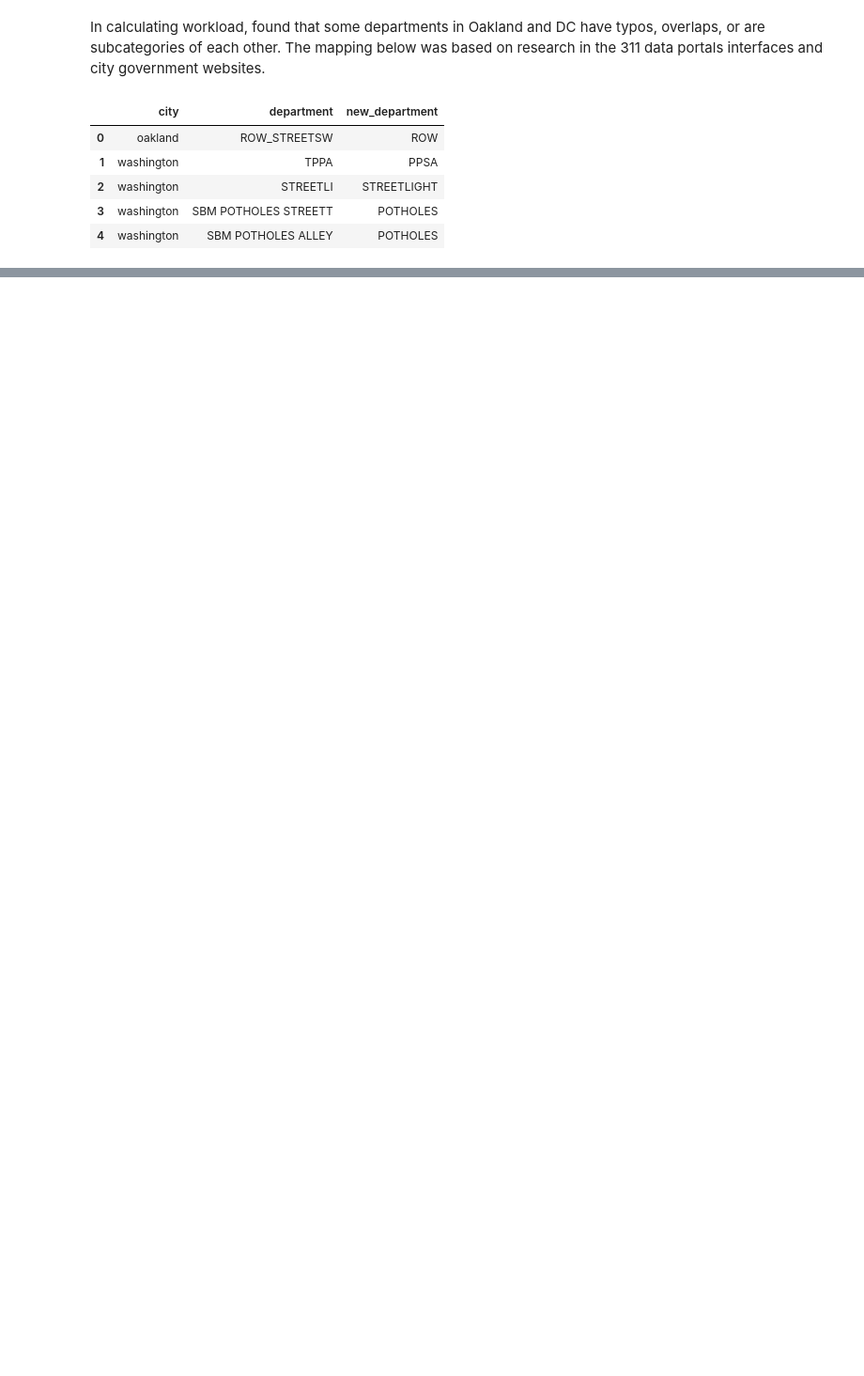
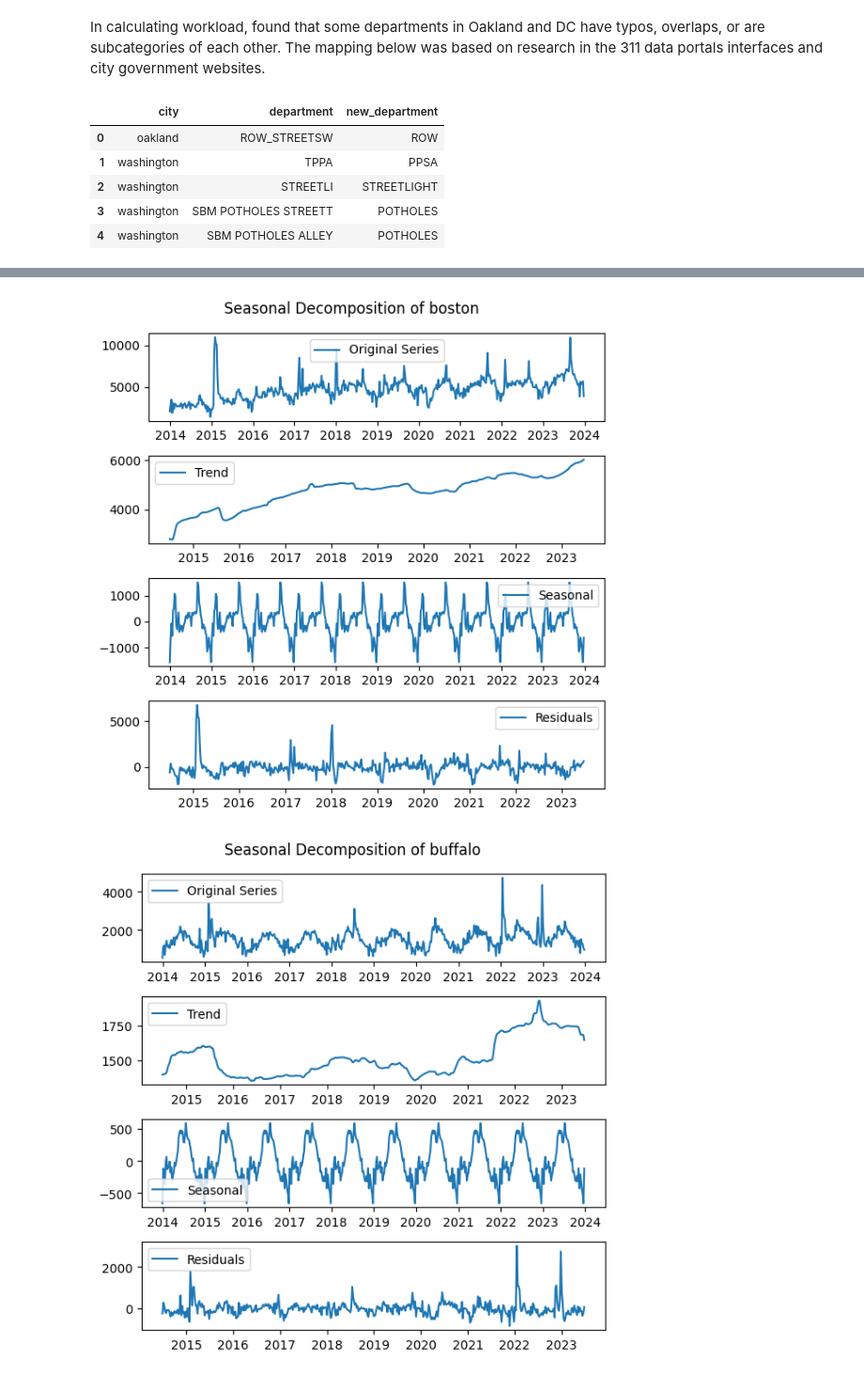
Before and after one commit to allieferas/311-forecasting, a Jupyter notebook: notebooks/newtix.ipynb, the cells around one changed output, grey strips where cells are left out. Shown at 94% size. Drawn from its saved outputs; the diff is of its cells as text; code cells hidden in the pictures; blank space fills up the shorter version.

Commit message:
choosing train/test data, folder cleanup

```diff
--- a/notebooks/newtix.ipynb
+++ b/notebooks/newtix.ipynb
@@ -96,0 +71,44 @@ for w in newtix:
+# %%
+merged_df = pd.DataFrame()
+
+for df in newtix:
+    merged_df = pd.concat([merged_df,df])
+
+#dropping miami because very little recent data
+merged_df = merged_df.loc[merged_df['city'] != 'miami']
+# %%
+# city level data and seasonality plots
+
+for city, city_df in merged_df.groupby("city"):
+    # Perform seasonal decomposition on city level summary data
+    df = city_df.groupby("week_start")["count"].sum().reset_index()
+    df.set_index("week_start", inplace=True)
+    result = seasonal_decompose(df['count'], model = 'additive', period=52)
+    trend = result.trend.dropna()
+    seasonal = result.seasonal.dropna()
+    residual = result.resid.dropna()
+    # Plot the decomposition
+    fig = plt.figure(figsize=(6,6))
+    fig.suptitle(f"Seasonal Decomposition of {city}")
+
+    plt.subplot(4, 1, 1)
+    plt.plot(df['count'], label='Original Series')
+    plt.legend()
+
+    plt.subplot(4, 1, 2)
+    plt.plot(trend, label='Trend')
+    plt.legend()
+
+    plt.subplot(4, 1, 3)
+    plt.plot(seasonal, label='Seasonal')
+    plt.legend()
+
+    plt.subplot(4, 1, 4)
+    plt.plot(residual, label='Residuals')
+    plt.legend()
+
+    plt.tight_layout()
+    plt.show()
+# %% [output]
+[figure, added]
+[figure, added]
```
Also changed, not shown: parts of 10 cells of this notebook, 42 other files.
